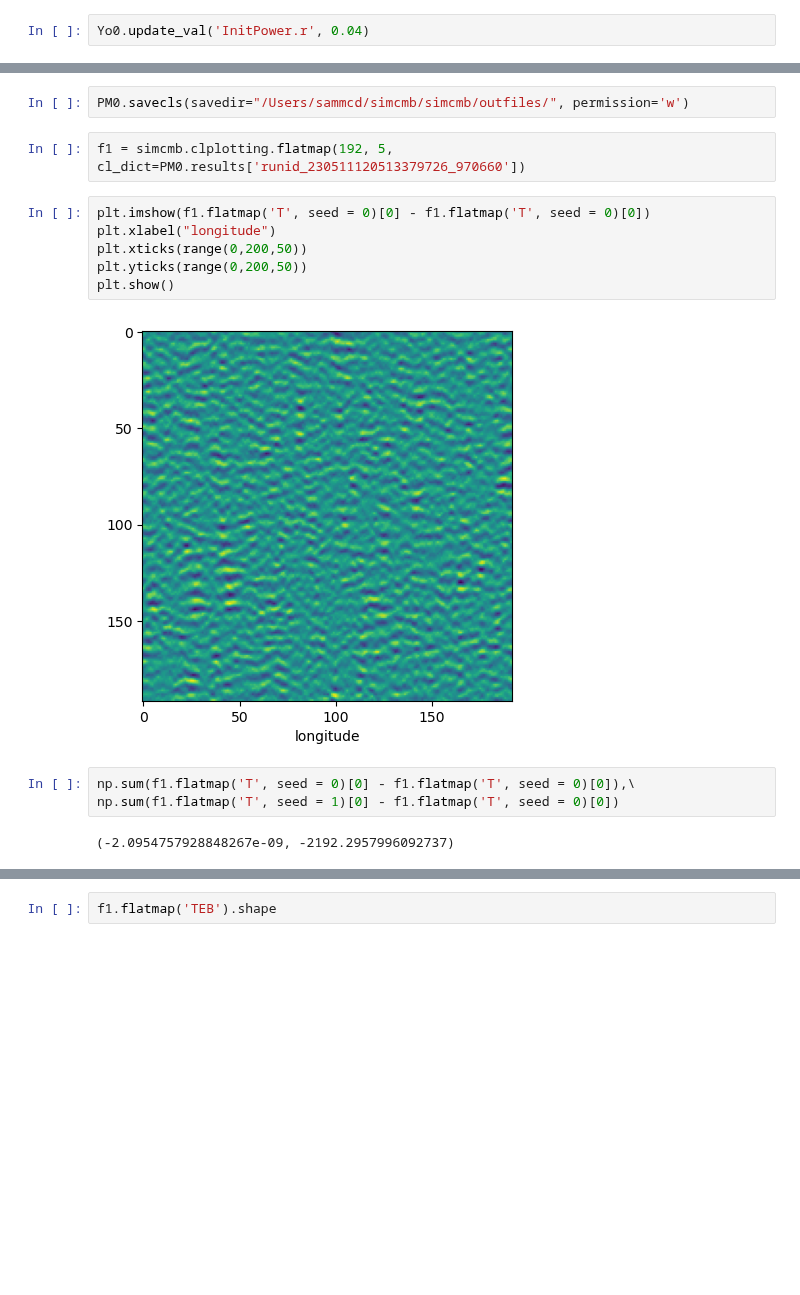
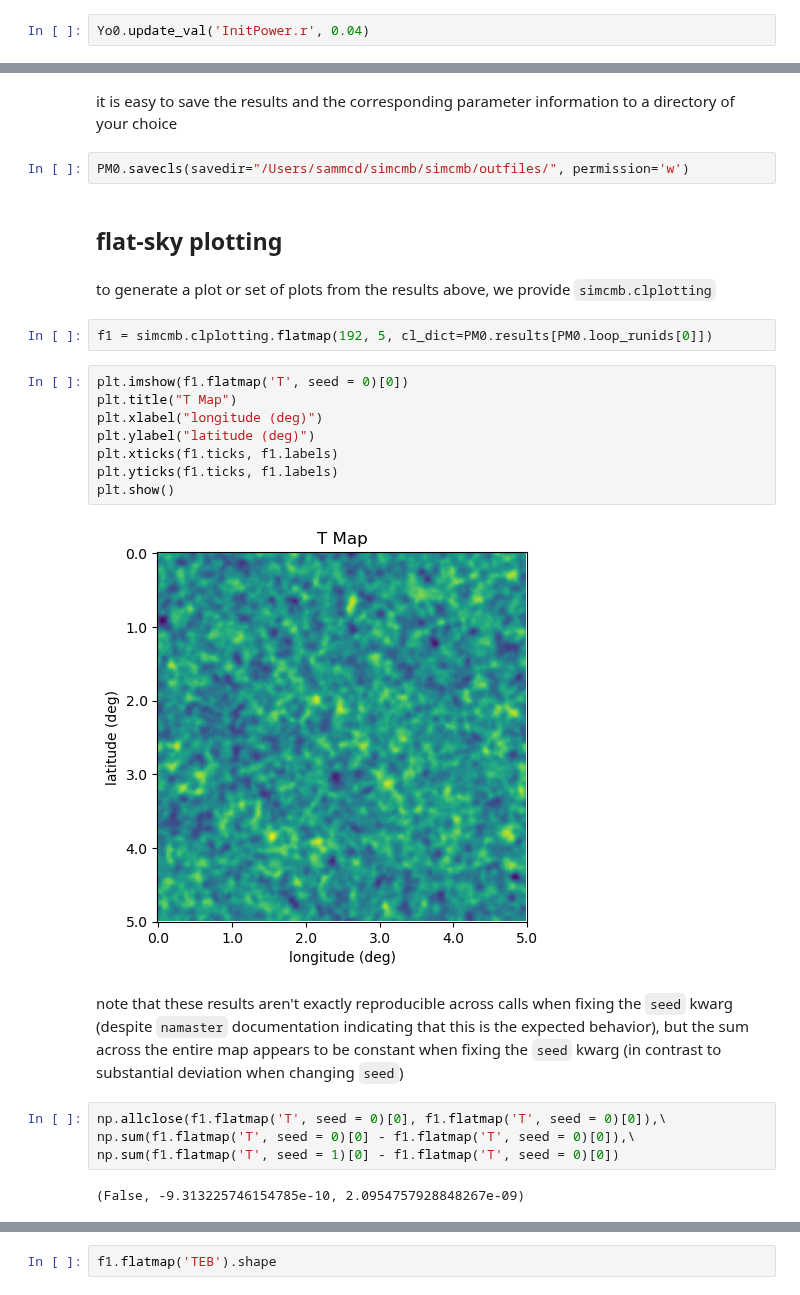
Before and after one commit to deepskies/DeepCMBsim, a Jupyter notebook: notebooks/simcmb_example.ipynb, the cells around one changed output, grey strips where cells are left out. Saved outputs shown, nothing was run; the diff lists cells and outputs as text; blank space fills up the shorter version.

Commit message:
storing runids for loop runs a little differently; adding some plotting data

```diff
--- a/notebooks/simcmb_example.ipynb
+++ b/notebooks/simcmb_example.ipynb
@@ -103,20 +130,31 @@ plt.legend()
 plt.show()
 # %% [output]
 [figure]
+# %% [markdown]
+it is easy to save the results and the corresponding parameter information to a directory of your choice
 # %%
 PM0.savecls(savedir="/Users/sammcd/simcmb/simcmb/outfiles/", permission='w')
+# %% [markdown]
+## flat-sky plotting
+# %% [markdown]
+to generate a plot or set of plots from the results above, we provide `simcmb.clplotting`
 # %%
-f1 = simcmb.clplotting.flatmap(192, 5, cl_dict=PM0.results['runid_230511120513379726_970660'])
+f1 = simcmb.clplotting.flatmap(192, 5, cl_dict=PM0.results[PM0.loop_runids[0]])
 # %%
-plt.imshow(f1.flatmap('T', seed = 0)[0] - f1.flatmap('T', seed = 0)[0])
-plt.xlabel("longitude")
-plt.xticks(range(0,200,50))
-plt.yticks(range(0,200,50))
+plt.imshow(f1.flatmap('T', seed = 0)[0])
+plt.title("T Map")
+plt.xlabel("longitude (deg)")
+plt.ylabel("latitude (deg)")
+plt.xticks(f1.ticks, f1.labels)
+plt.yticks(f1.ticks, f1.labels)
 plt.show()
 # %% [output]
-[figure, old version]
+[figure, new version]
+# %% [markdown]
+note that these results aren't exactly reproducible across calls when fixing the `seed` kwarg (despite `namaster` documentation indicating that this is the expected behavior), but the sum across the entire map appears to be constant when fixing the `seed` kwarg (in contrast to substantial deviation when changing `seed`)
 # %%
+np.allclose(f1.flatmap('T', seed = 0)[0], f1.flatmap('T', seed = 0)[0]),\
 np.sum(f1.flatmap('T', seed = 0)[0] - f1.flatmap('T', seed = 0)[0]),\
 np.sum(f1.flatmap('T', seed = 1)[0] - f1.flatmap('T', seed = 0)[0])
 # %% [output]
-(-2.0954757928848267e-09, -2192.2957996092737)
+(False, -9.313225746154785e-10, 2.0954757928848267e-09)
```
Also changed, not shown: parts of 32 cells of this notebook, 2 other files.
